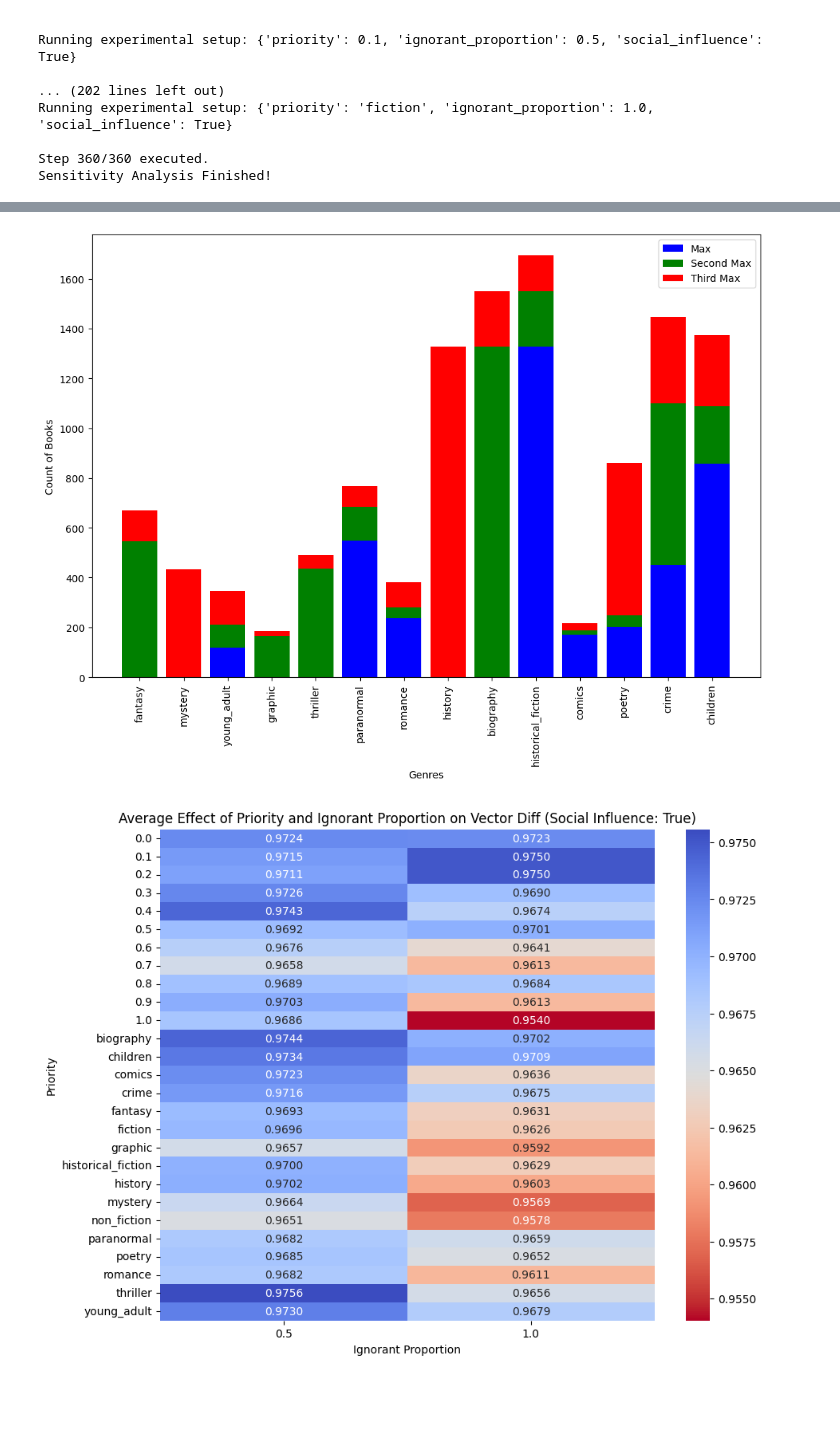
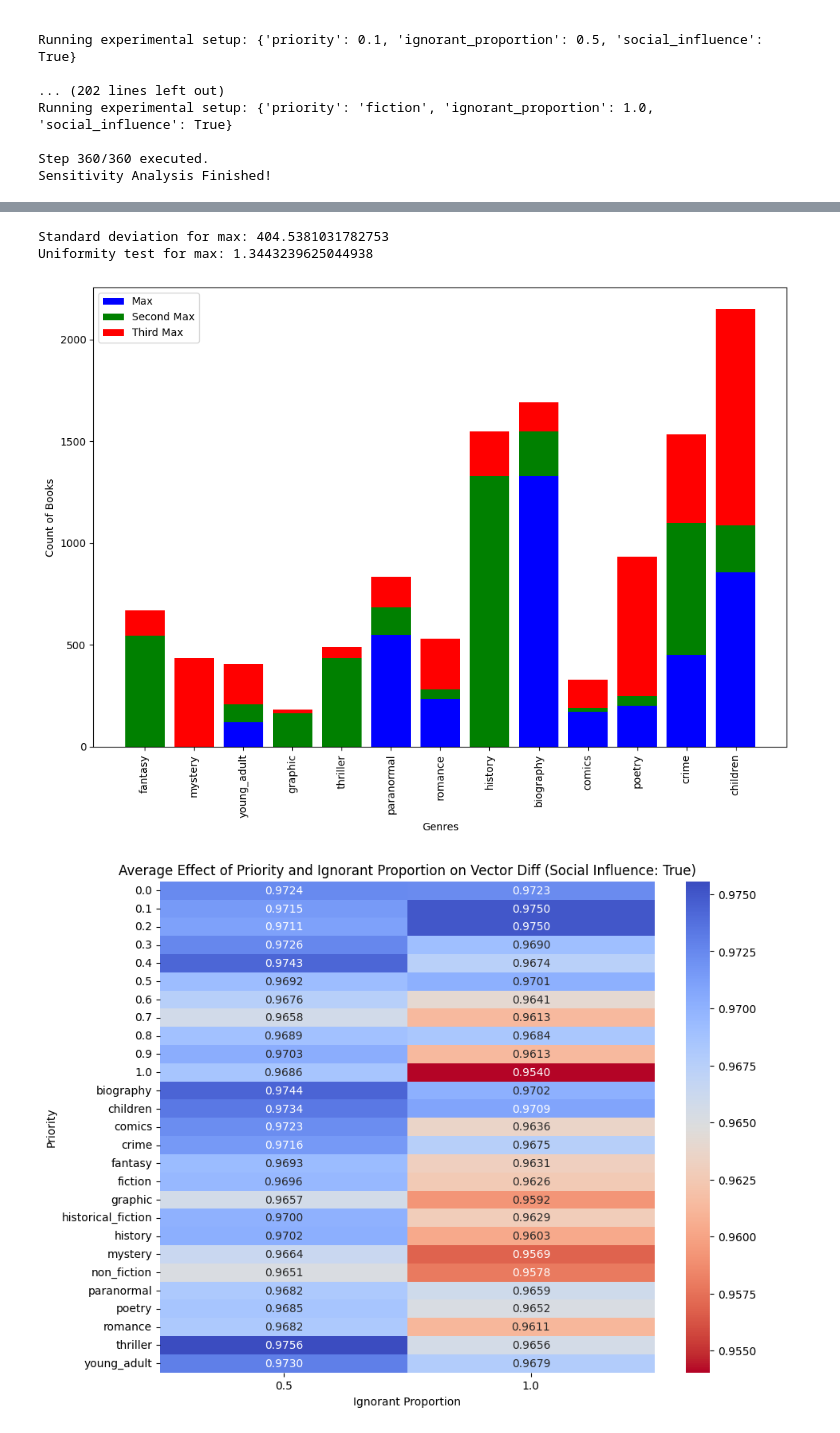
Before and after one commit to jamonbri/master_thesis, a Jupyter notebook: project/sensitivity_analysis.ipynb, the cells around one changed output, grey strips where cells are left out. Cells and saved outputs as stored; diff of their text form; code cells hidden in the pictures; blank space fills up the shorter version.

```diff
--- a/project/sensitivity_analysis.ipynb
+++ b/project/sensitivity_analysis.ipynb
@@ -89,9 +91,11 @@ plot_book_distribution_by_genre(df_items)
 # %%
 # Plot distribution without fiction and non_fiction categories
 
-plot_book_distribution_by_genre(df_items, True)
+plot_book_distribution_by_genre(df_items, True, stats="max")
 # %% [output]
+Standard deviation for max: 404.5381031782753
+Uniformity test for max: 1.3443239625044938
-[figure, old version]
+[figure, new version]
 # %%
 # Data analysis
 
```
Also changed, not shown: parts of 1 cell of this notebook, 4 other files.
